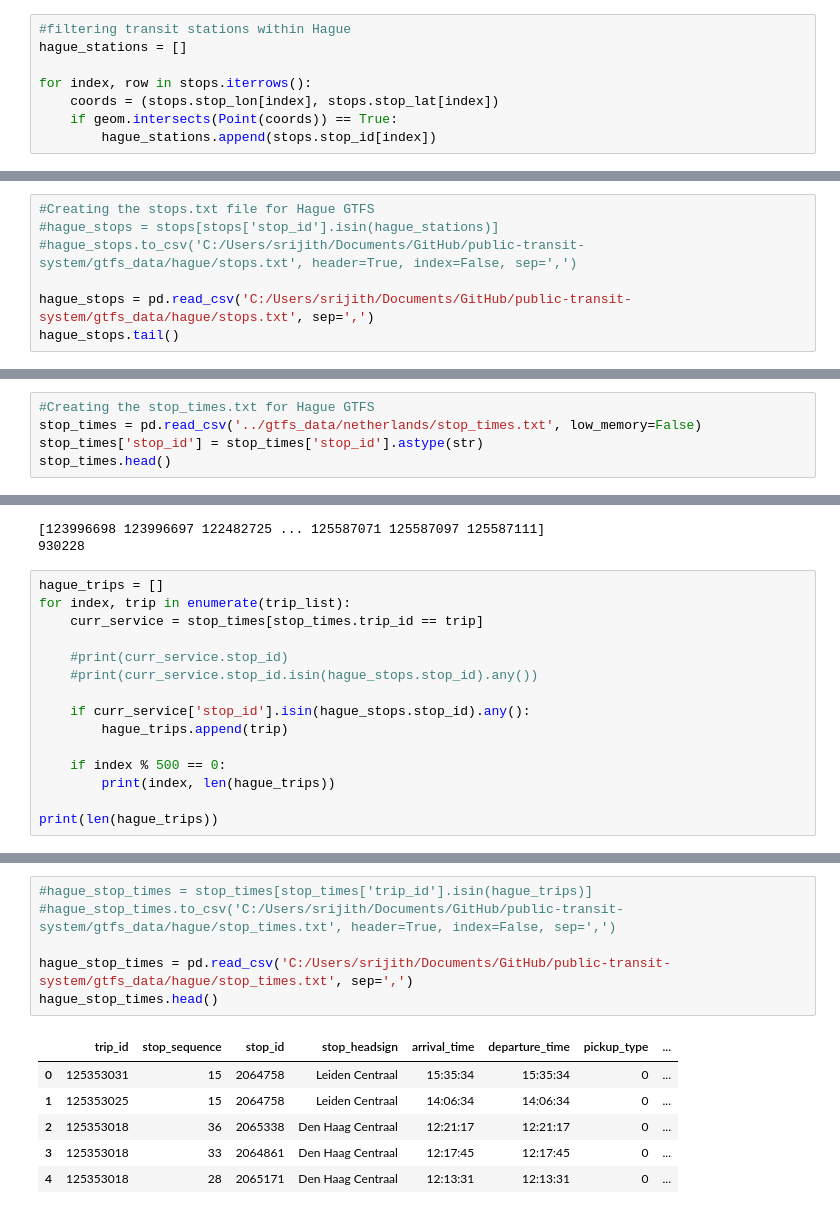
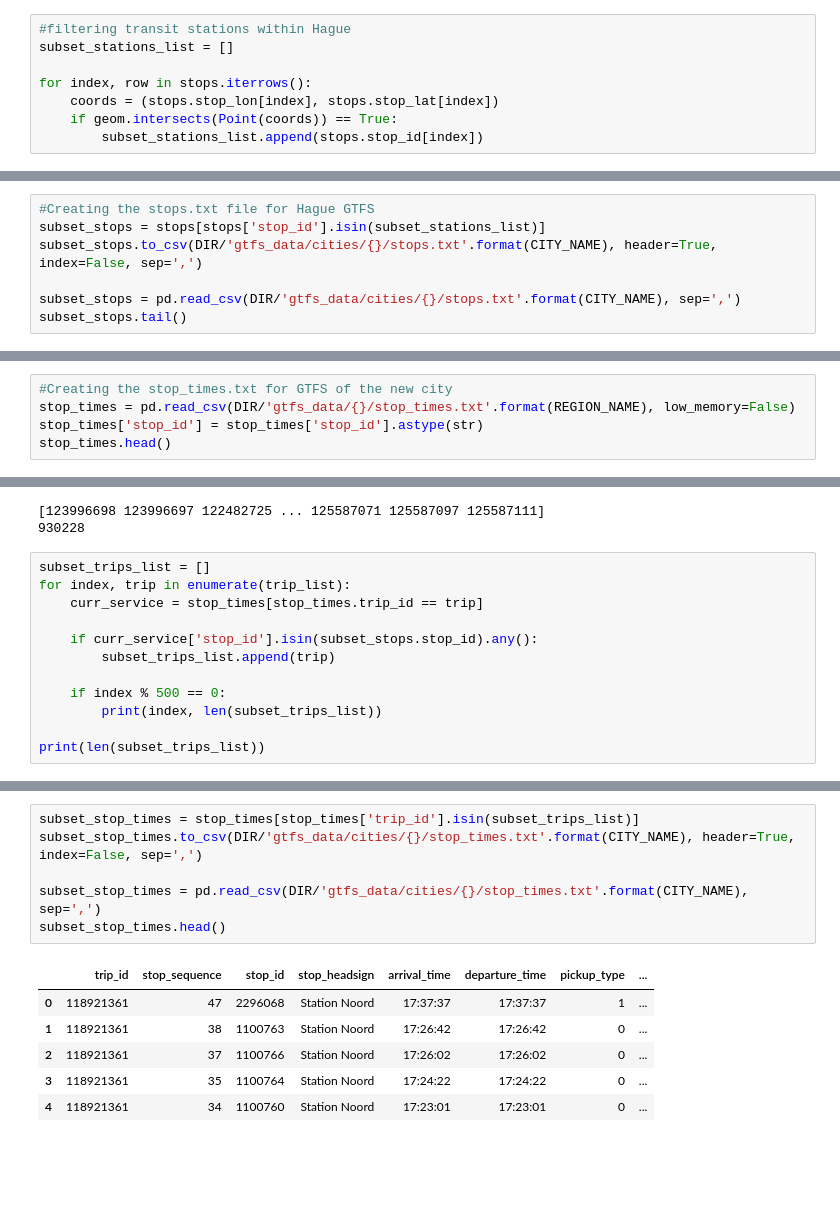
Before and after one commit to TPM-Resilience-Lab/public-transit-system, a Jupyter notebook: python-codes/gtfs_analysis.ipynb, the cells around one changed output, grey strips where cells are left out. Cells and saved outputs as stored; diff of their text form; blank space fills up the shorter version.

```diff
--- a/python-codes/gtfs_analysis.ipynb
+++ b/python-codes/gtfs_analysis.ipynb
@@ -249,10 +246,10 @@ stops.head()
 | 4 | 1013214 | NaN | Assen, Triade | 52.998037 | 6.558162 | 0 | NaN | NaN | ... |
 # %%
 #filtering transit stations within Hague
-hague_stations = []
+subset_stations_list = []
 
 for index, row in stops.iterrows():
     coords = (stops.stop_lon[index], stops.stop_lat[index])
     if geom.intersects(Point(coords)) == True:
-        hague_stations.append(stops.stop_id[index])
+        subset_stations_list.append(stops.stop_id[index])
 # %%
@@ -262,9 +259,9 @@ len(hague_stations)
 # %%
 #Creating the stops.txt file for Hague GTFS
-#hague_stops = stops[stops['stop_id'].isin(hague_stations)]
-#hague_stops.to_csv('C:/Users/srijith/Documents/GitHub/public-transit-system/gtfs_data/hague/stops.txt', header=True, index=False, sep=',')
+subset_stops = stops[stops['stop_id'].isin(subset_stations_list)]
+subset_stops.to_csv(DIR/'gtfs_data/cities/{}/stops.txt'.format(CITY_NAME), header=True, index=False, sep=',')
 
-hague_stops = pd.read_csv('C:/Users/srijith/Documents/GitHub/public-transit-system/gtfs_data/hague/stops.txt', sep=',')
-hague_stops.tail()
+subset_stops = pd.read_csv(DIR/'gtfs_data/cities/{}/stops.txt'.format(CITY_NAME), sep=',')
+subset_stops.tail()
 # %% [output]
 |  | stop_id | stop_code | stop_name | stop_lat | stop_lon | location_type | parent_station | stop_timezone | ... |
@@ -276,6 +273,6 @@ hague_stops.tail()
 # %%
-#Creating the stop_times.txt for Hague GTFS
-stop_times = pd.read_csv('../gtfs_data/netherlands/stop_times.txt', low_memory=False)
+#Creating the stop_times.txt for GTFS of the new city
+stop_times = pd.read_csv(DIR/'gtfs_data/{}/stop_times.txt'.format(REGION_NAME), low_memory=False)
 stop_times['stop_id'] = stop_times['stop_id'].astype(str)
 stop_times.head()
 # %% [output]
@@ -294,19 +291,16 @@ print(len(trip_list))
 [123996698 123996697 122482725 ... 125587071 125587097 125587111]
 930228
 # %%
-hague_trips = []
+subset_trips_list = []
 for index, trip in enumerate(trip_list):
     curr_service = stop_times[stop_times.trip_id == trip]
 
-    #print(curr_service.stop_id)
-    #print(curr_service.stop_id.isin(hague_stops.stop_id).any())
-
-    if curr_service['stop_id'].isin(hague_stops.stop_id).any():
-        hague_trips.append(trip)
+    if curr_service['stop_id'].isin(subset_stops.stop_id).any():
+        subset_trips_list.append(trip)
 
     if index % 500 == 0:
-        print(index, len(hague_trips))
+        print(index, len(subset_trips_list))
 
-print(len(hague_trips))
+print(len(subset_trips_list))
 # %% [output]
 0 0
@@ -329,15 +323,15 @@ print(len(hague_trips))
 # %%
-#hague_stop_times = stop_times[stop_times['trip_id'].isin(hague_trips)]
-#hague_stop_times.to_csv('C:/Users/srijith/Documents/GitHub/public-transit-system/gtfs_data/hague/stop_times.txt', header=True, index=False, sep=',')
+subset_stop_times = stop_times[stop_times['trip_id'].isin(subset_trips_list)]
+subset_stop_times.to_csv(DIR/'gtfs_data/cities/{}/stop_times.txt'.format(CITY_NAME), header=True, index=False, sep=',')
 
-hague_stop_times = pd.read_csv('C:/Users/srijith/Documents/GitHub/public-transit-system/gtfs_data/hague/stop_times.txt', sep=',')
-hague_stop_times.head()
+subset_stop_times = pd.read_csv(DIR/'gtfs_data/cities/{}/stop_times.txt'.format(CITY_NAME), sep=',')
+subset_stop_times.head()
 # %% [output]
 |  | trip_id | stop_sequence | stop_id | stop_headsign | arrival_time | departure_time | pickup_type | ... |
-| 0 | 125353031 | 15 | 2064758 | Leiden Centraal | 15:35:34 | 15:35:34 | 0 | ... |
-| 1 | 125353025 | 15 | 2064758 | Leiden Centraal | 14:06:34 | 14:06:34 | 0 | ... |
-| 2 | 125353018 | 36 | 2065338 | Den Haag Centraal | 12:21:17 | 12:21:17 | 0 | ... |
-| 3 | 125353018 | 33 | 2064861 | Den Haag Centraal | 12:17:45 | 12:17:45 | 0 | ... |
-| 4 | 125353018 | 28 | 2065171 | Den Haag Centraal | 12:13:31 | 12:13:31 | 0 | ... |
+| 0 | 118921361 | 47 | 2296068 | Station Noord | 17:37:37 | 17:37:37 | 1 | ... |
+| 1 | 118921361 | 38 | 1100763 | Station Noord | 17:26:42 | 17:26:42 | 0 | ... |
+| 2 | 118921361 | 37 | 1100766 | Station Noord | 17:26:02 | 17:26:02 | 0 | ... |
+| 3 | 118921361 | 35 | 1100764 | Station Noord | 17:24:22 | 17:24:22 | 0 | ... |
+| 4 | 118921361 | 34 | 1100760 | Station Noord | 17:23:01 | 17:23:01 | 0 | ... |
 # %%
 #Creating trips.txt for Hague
```
Also changed, not shown: parts of 33 cells of this notebook, 23 other files.
